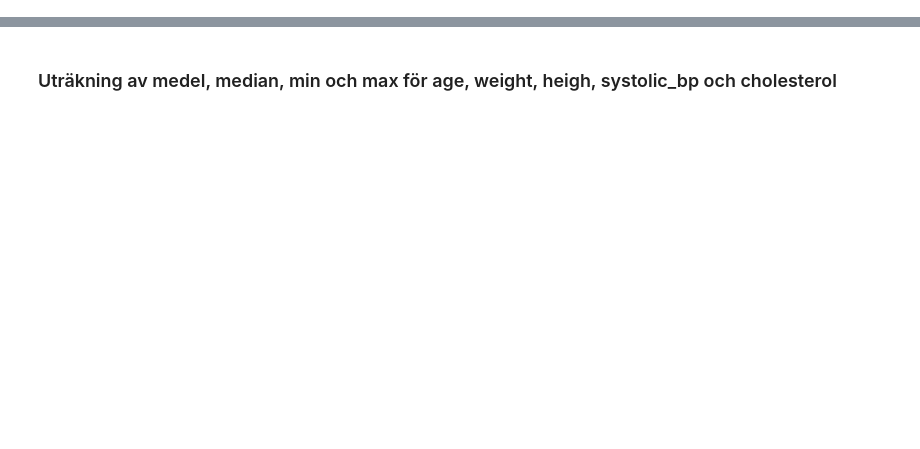
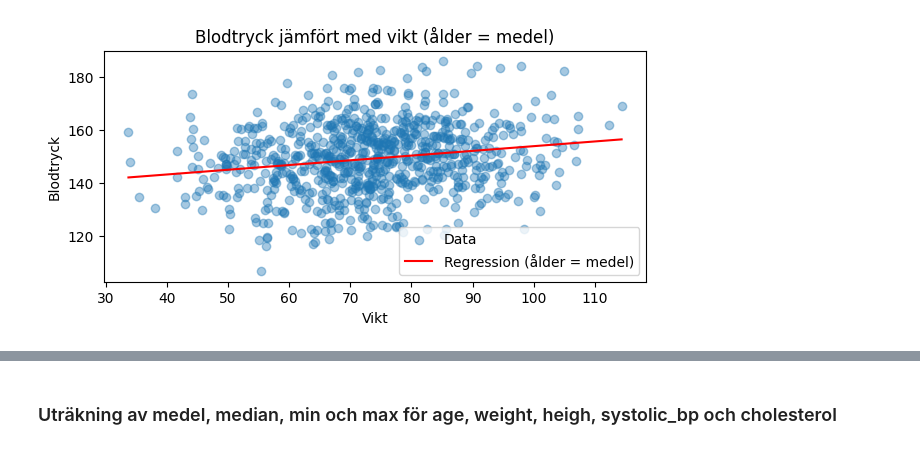
Before and after one commit to KevinCJohansson/Individuell-uppgift-Halsostudie, a Jupyter notebook: notebook.ipynb, the cells around one changed output, grey strips where cells are left out. Cells and saved outputs as stored; diff of their text form; code cells hidden in the pictures; blank space fills up the shorter version.

```diff
--- a/notebook.ipynb
+++ b/notebook.ipynb
@@ -20,0 +102,22 @@ och används sedan i notebooken för själva analysen.
+# %%
+mean_age = data["age"].mean()
+
+weight_line = np.linspace(data["weight"].min(), data["weight"].max(), 100)
+
+X_line = np.column_stack([
+    np.full_like(weight_line, mean_age),
+    weight_line
+])
+
+y_line = model.predict(X_line)
+
+plt.figure(figsize=(7, 3))
+plt.scatter(data["weight"], y, alpha=0.4, label="Data")
+plt.plot(weight_line, y_line, color="red", label="Regression")
+plt.xlabel("Vikt")
+plt.ylabel("Blodtryck")
+plt.title("Blodtryck jämfört med vikt (ålder = medel)")
+plt.legend()
+plt.show()
+# %% [output]
+[figure, added]
```
Also changed, not shown: parts of 16 cells of this notebook, 1 other file.
